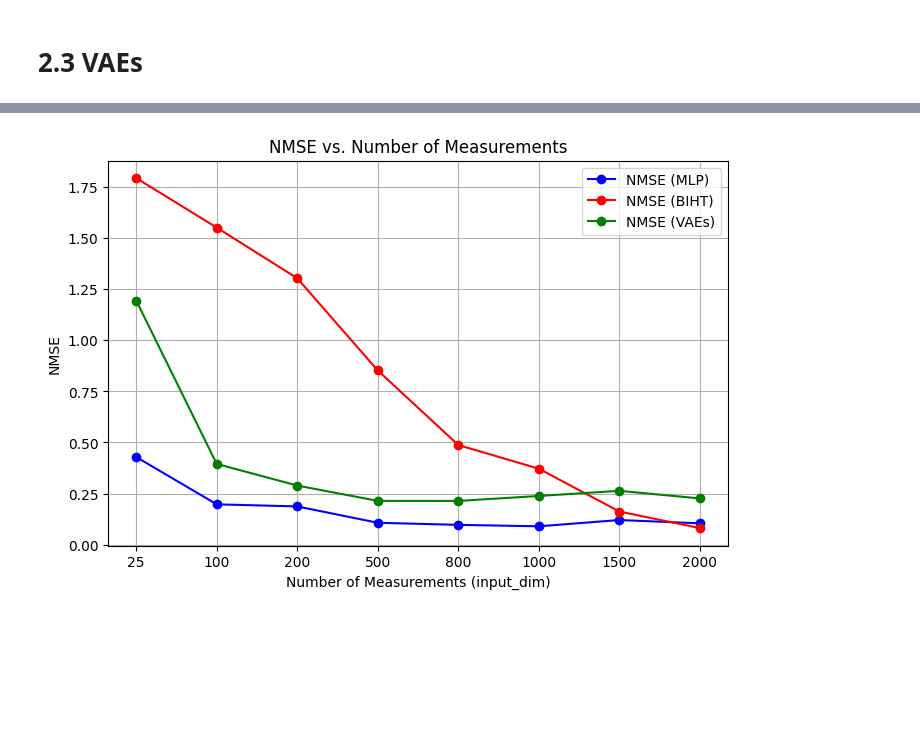
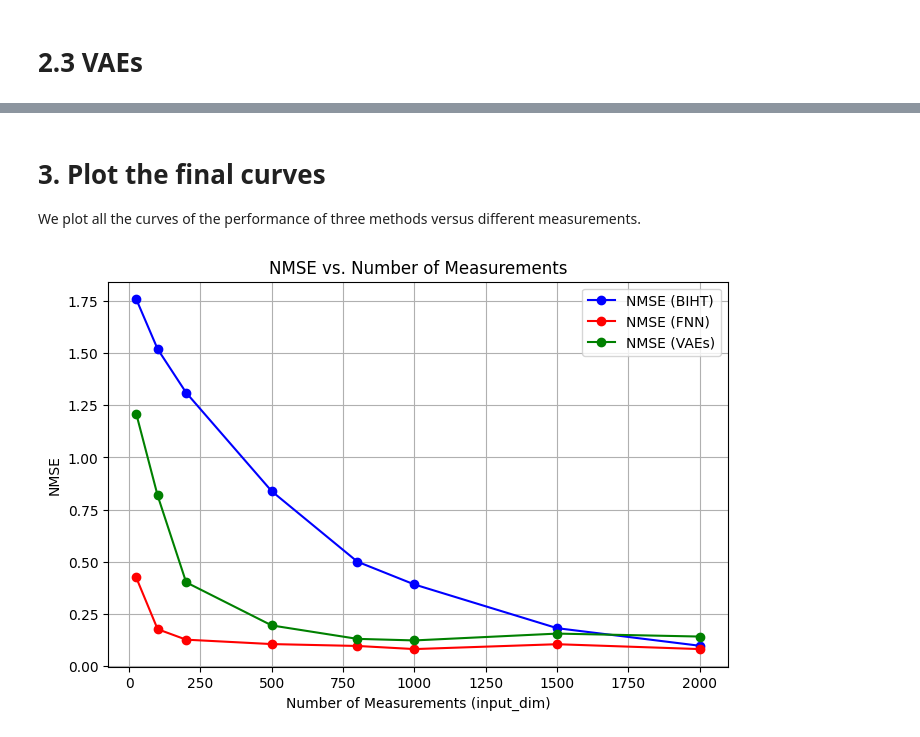
Before and after one commit to ZHY-79/EE4740-Image-Compression-Project, a Jupyter notebook: main.ipynb, the cells around one changed output, grey strips where cells are left out. Saved outputs shown, nothing was run; the diff lists cells and outputs as text; code cells hidden in the pictures; blank space fills up the shorter version.

```diff
--- a/main.ipynb
+++ b/main.ipynb
@@ -207,5 +215,5 @@ with open('A_dict.pkl', 'wb') as f:
 # %%
-
+set_seed(42)
 with open('A_dict.pkl', 'rb') as f:
     A_dict = pickle.load(f)
 
@@ -214,16 +222,17 @@ def run_biht_without_tau(X_train, measurements):
     mse_lists = [[] for _ in measurements]
     sparsity_list = []
 
+    # test for each m
     for m_idx, m in enumerate(measurements):
         m_str = str(m)
         print(f'Current Measurement: {m}')
         matrix = A_dict[m_str]
 
-        for i in range(10):
+        for i in range(100):        # you can modify here to make it quick
             x_true = X_train[i]
             sparsity = Calculate_Sparse(x_true)
 
-            if m_idx == 0:  # 只在第一个测量数时记录稀疏性
+            if m_idx == 0:
                 sparsity_list.append(sparsity)
 
             y = np.sign(matrix @ x_true)
@@ -235,14 +244,11 @@ def run_biht_without_tau(X_train, measurements):
 
     return nmse_lists, mse_lists, sparsity_list
 
-# 运行实验
 nmse_lists, mse_lists, sparsity_list = run_biht_without_tau(X_train, measurements)
-
-# 计算均值
 mean_nmse_biht = [np.mean(nmse_list) for nmse_list in nmse_lists]
 mean_mse = [np.mean(mse_list) for mse_list in mse_lists]
 
-# 画图
+# plot results
 plt.figure(figsize=(16, 10))
 
 # NMSE Plot
@@ -1188,13 +1222,17 @@ plt.show()
+# %% [markdown]
+# 3. Plot the final curves
+
+We plot all the curves of the performance of three methods versus different measurements.
 # %%
 plt.figure(figsize=(8, 5))
-plt.plot(measurements, nmse_values, marker='o', linestyle='-', color='b', label="NMSE (MLP)")
-plt.plot(measurements, mean_nmse_biht, marker='o', linestyle='-', color='r', label="NMSE (BIHT)")
-plt.plot(measurements, nmse_list_vae, marker='o', linestyle='-', color='g', label="NMSE (VAEs)")
+plt.plot(measurements, mean_nmse_biht, marker='o', linestyle='-', color='b', label="NMSE (BIHT)")
+plt.plot(measurements, nmse_values_mlp, marker='o', linestyle='-', color='r', label="NMSE (FNN)")
+plt.plot(measurements, nmse_vae_list, marker='o', linestyle='-', color='g', label="NMSE (VAEs)")
 plt.xlabel("Number of Measurements (input_dim)")
 plt.ylabel("NMSE")
 plt.title("NMSE vs. Number of Measurements")
 plt.grid(True)
 plt.legend()
 plt.show()
 # %% [output]
-[figure, old version]
+[figure, new version]
```
Also changed, not shown: parts of 34 cells of this notebook, 7 other files.
